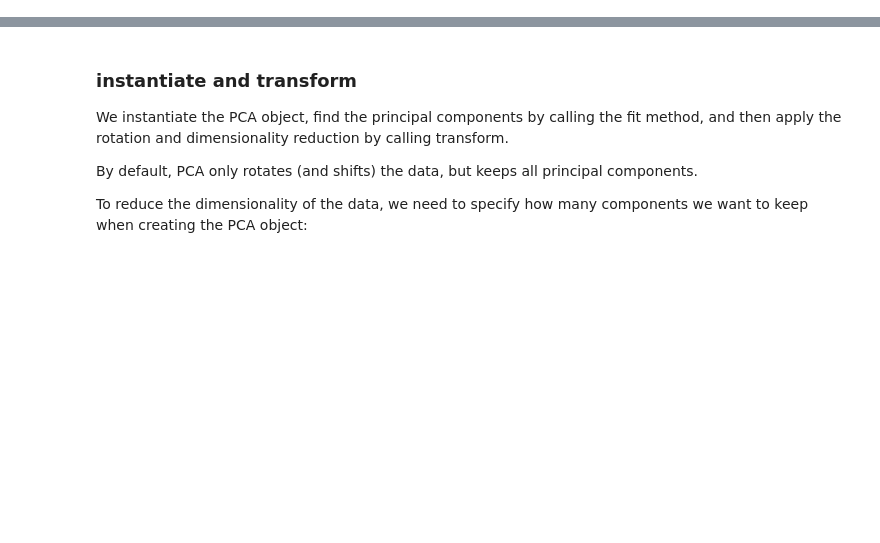
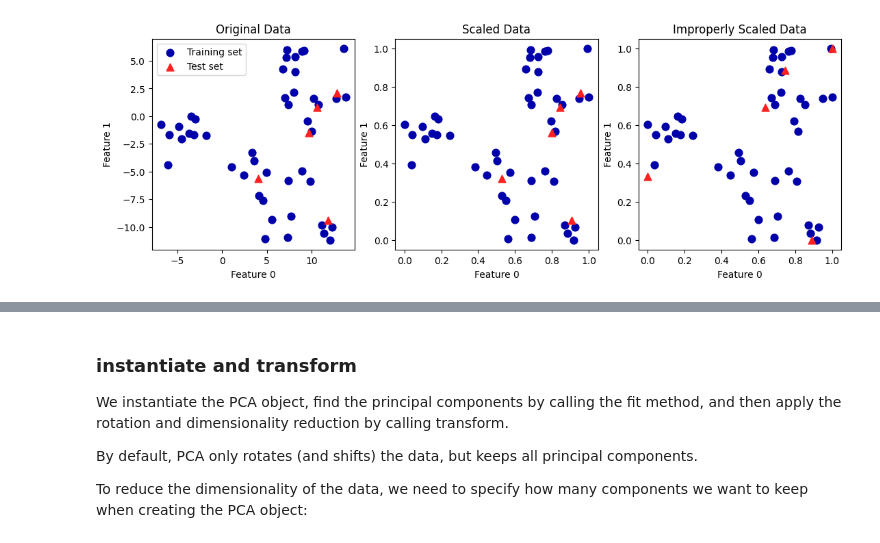
Before and after one commit to Seeingsprings/Introduciton-to-ML-with-Python-JupyterNotebook, a Jupyter notebook: Notes/3. Unsupervised Learning & Preprocessing/3.2 PCA & Feature Extraction.ipynb, the cells around one changed output, grey strips where cells are left out. Cells and saved outputs as stored; diff of their text form; code cells hidden in the pictures; blank space fills up the shorter version.

Commit message:
Feature Extraction, the Labeled Face
最后那个人像好难搞

```diff
--- a/Notes/3. Unsupervised Learning & Preprocessing/3.2 PCA & Feature Extraction.ipynb
+++ b/Notes/3. Unsupervised Learning & Preprocessing/3.2 PCA & Feature Extraction.ipynb
@@ -153,0 +153,3 @@ Before we apply PCA, we scale our data so that each feature has unit variance us
+# %%
+from sklearn.preprocessing import MinMaxScaler
+scaler = MinMaxScaler()
@@ -153,0 +165,2 @@ Before we apply PCA, we scale our data so that each feature has unit variance us
+# %%
+scaler.fit(X_train)
@@ -153,0 +175,14 @@ Before we apply PCA, we scale our data so that each feature has unit variance us
+# %%
+ # transform data
+X_train_scaled = scaler.transform(X_train)
+ # print dataset properties before and after scaling
+np.set_printoptions(suppress=True, precision=4) # 删去这个就是科学计数法的表现形式
+print("transformed shape: {}".format(X_train_scaled.shape))
+
+print("per-feature minimum before scaling:\n {}".format(X_train.min(axis=0)))
+
+print("per-feature maximum before scaling:\n {}".format(X_train.max(axis=0)))
+
+print("per-feature minimum after scaling:\n {}".format(X_train_scaled.min(axis=0)))
+
+print("per-feature maximum after scaling:\n {}".format(X_train_scaled.max(axis=0)))
@@ -153,0 +278,49 @@ Before we apply PCA, we scale our data so that each feature has unit variance us
+# %%
+ from sklearn.datasets import make_blobs
+
+ # make synthetic data (构造数据)
+ X, _ = make_blobs(n_samples=50, centers=5, random_state=4, cluster_std=2)
+
+ # split it into training and test sets
+ X_train, X_test = train_test_split(X, random_state=5, test_size=.1)
+
+ # plot the training and test sets
+ fig, axes = plt.subplots(1, 3, figsize=(13, 4))
+ axes[0].scatter(X_train[:, 0], X_train[:, 1],
+ c=mglearn.cm2(0), label="Training set", s=60)
+ axes[0].scatter(X_test[:, 0], X_test[:, 1], marker='^',
+ c=mglearn.cm2(1), label="Test set", s=60)
+ axes[0].legend(loc='upper left')
+ axes[0].set_title("Original Data")
+
+ # scale the data using MinMaxScaler
+ scaler = MinMaxScaler()
+ scaler.fit(X_train)
+ X_train_scaled = scaler.transform(X_train)
+ X_test_scaled = scaler.transform(X_test)
+
+ # visualize the properly scaled data
+ axes[1].scatter(X_train_scaled[:, 0], X_train_scaled[:, 1],
+ c=mglearn.cm2(0), label="Training set", s=60)
+ axes[1].scatter(X_test_scaled[:, 0], X_test_scaled[:, 1], marker='^',
+ c=mglearn.cm2(1), label="Test set", s=60)
+ axes[1].set_title("Scaled Data")
+
+ # rescale the test set separately（单独对测试集进行缩放）
+ # so test set min is 0 and test set max is 1
+ # DO NOT DO THIS! For illustration purposes only.
+ test_scaler = MinMaxScaler()
+ test_scaler.fit(X_test)
+ X_test_scaled_badly = test_scaler.transform(X_test)
+
+ # visualize wrongly scaled data
+ axes[2].scatter(X_train_scaled[:, 0], X_train_scaled[:, 1],
+ c=mglearn.cm2(0), label="training set", s=60)
+ axes[2].scatter(X_test_scaled_badly[:, 0], X_test_scaled_badly[:, 1],
+ marker='^', c=mglearn.cm2(1), label="test set", s=60)
+ axes[2].set_title("Improperly Scaled Data")
+ for ax in axes:
+     ax.set_xlabel("Feature 0")
+     ax.set_ylabel("Feature 1")
+# %% [output]
+[figure, added]
```
Also changed, not shown: parts of 79 cells of this notebook, 2 other files.
